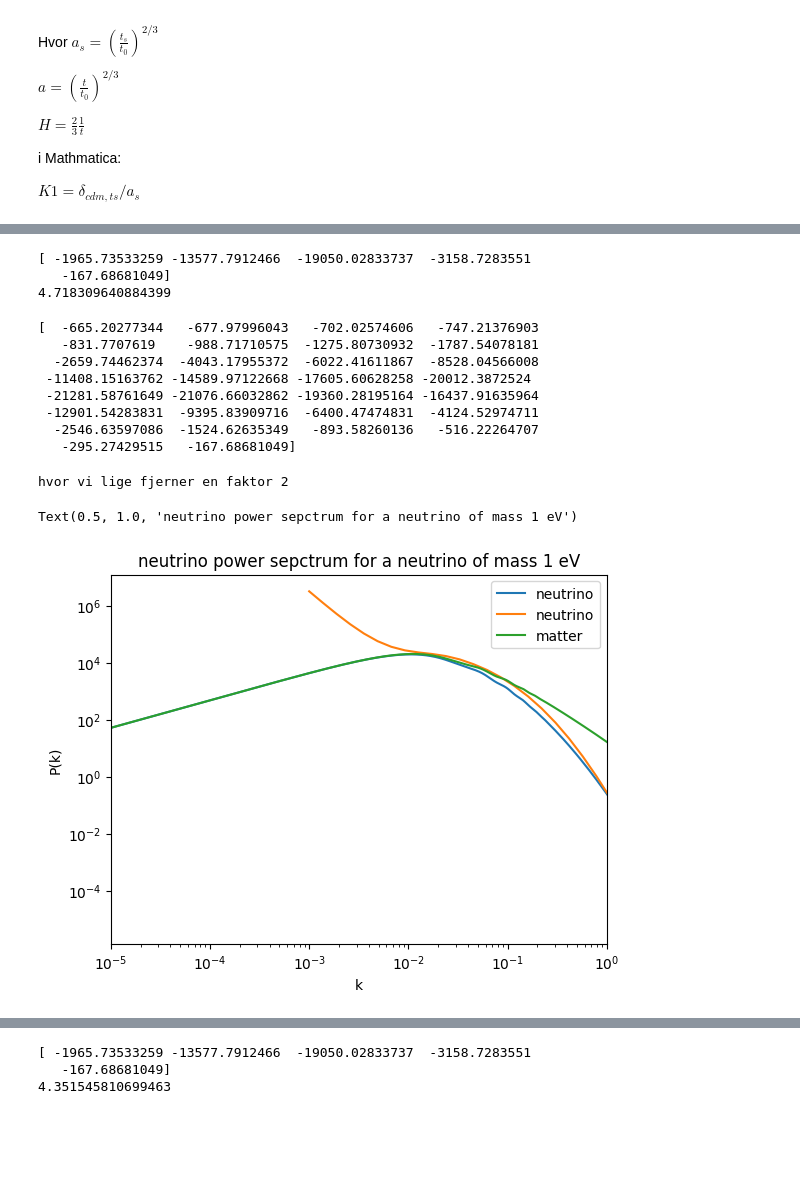
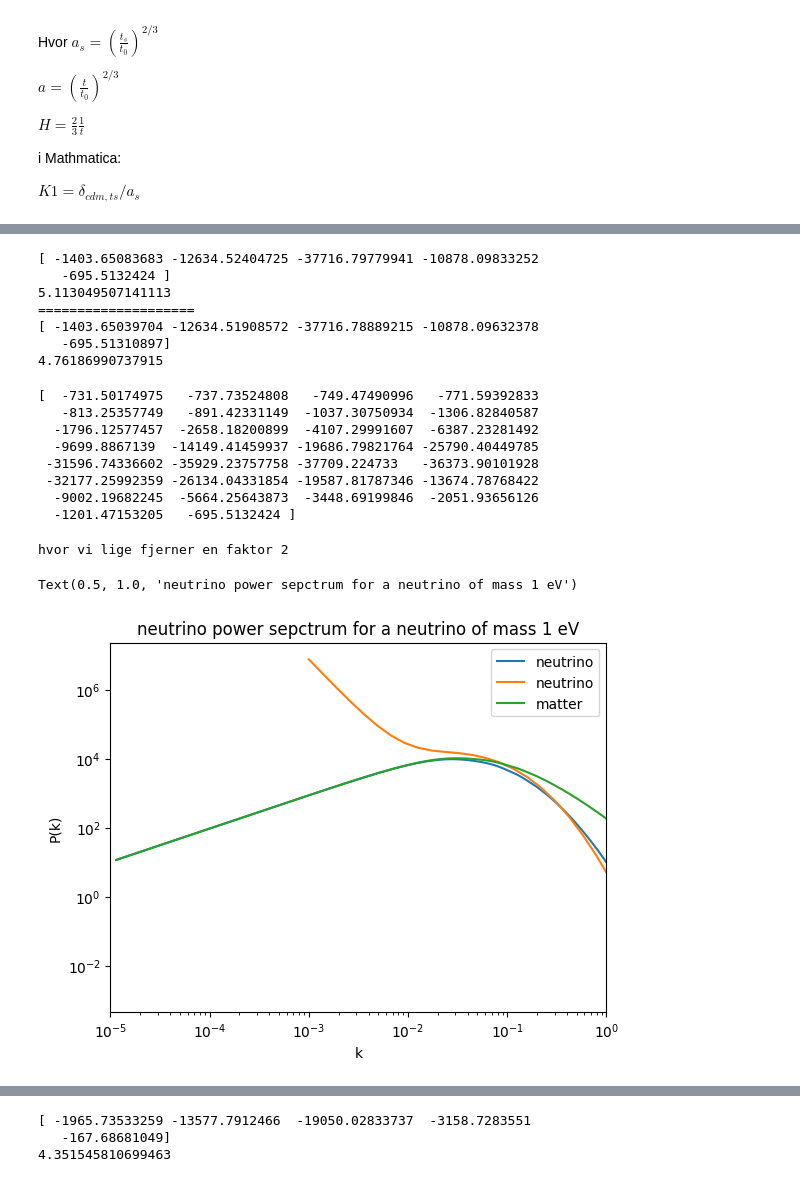
Before and after one commit to eriksteenberg/Power-spectrum-Test, a Jupyter notebook: Ultra-vigtig.ipynb, the cells around one changed output, grey strips where cells are left out. Drawn from its saved outputs; the diff is of its cells as text; code cells hidden in the pictures; blank space fills up the shorter version.

```diff
--- a/Ultra-vigtig.ipynb
+++ b/Ultra-vigtig.ipynb
@@ -215,7 +259,7 @@ $c_2 = \frac{1}{s_A}(\delta_{t_0}-\delta_{\nu,t_0}+c_A \delta_{t_0} A^2 C_IA s_A
 
 $\delta_{\nu} = \delta_{cdm} + \cos(3c_s(a) kt/a) \left(c_1 + \delta_{cdm} (3c_s(a)kt/a)^2cosInt(3c_s(a)kt/a)\right) - \sin(3c_s(a)kt/a)\left(c_2 - \delta_{cdm}(3c_s(a)kt/a)^2SinInt(3c_s(a)kt/a)\right)$
 # %%
-def sim(kvec=[1],k_ind=0,z=600,mv_test=1 ,   Omega_M = 1/3):
+def sim(kvec=[1],k_ind=0,z=600,mv_test=1 ,   Omega_M = 0.95,conf=True):
     # C kode funktions kopier for at jeg nemt og hurtigt kan importere CForm af mathmatica løsningerne.
     def Power(x,k):
         return np.power(x,k)
@@ -240,7 +284,7 @@ def sim(kvec=[1],k_ind=0,z=600,mv_test=1 ,   Omega_M = 1/3):
     # in MeV
     kb = 8.617e-11 # MeV/K
     T0 = Tv_k * kb
-    cosmo_dict ={'H0':H0, 'Omega_cdm':Omega_M, 'k_output_values':str(kvec).strip('[]'), "N_ncdm":1,
+    cosmo_dict ={'H0':H0, 'Omega_cdm':Omega_M,"Omega_b":0.05, 'k_output_values':str(kvec).strip('[]'), "N_ncdm":1,
                  "m_ncdm":mv_test # massen er givet i eV s' jeg ganger min egen test m_v skal være en faktor  1e-6 mindre
                ,'output':'tCl, lCl, dTk, vTk, pCl', 'lensing':'yes',
                 "ncdm_fluid_approximation":3}
@@ -331,7 +375,13 @@ def sim(kvec=[1],k_ind=0,z=600,mv_test=1 ,   Omega_M = 1/3):
             a = (t/t0)**(2/3)
             val = 3 * cs(a) * k * t0 * np.sqrt(a)
             return dcdm*a+C1*Cos(val)+val**2*a*dcdm*Cos(val)*CosIntegral(val)-C2*Sin(val)+val**2*a*dcdm*Sin(val)*SinIntegral(val)
-        klist[k_ind] = f2(t0)
+
+        H_slut = (2/3) * 1/t0
+        a_slut = 1
+        bonus = 0
+        if conf==True:
+            bonus = 3 * a_slut * H_slut * theta_neu_tid(t0)/ k**2
+        klist[k_ind] = f2(t0) + bonus
     return klist
 
 t1 = time()
@@ -339,8 +389,19 @@ s = sim(kvec=list(np.logspace(-2,1,5)))
 t2 = time()
 print(s)
 print(t2-t1)
+print("="*20)
+
+t1 = time()
+s = sim(kvec=list(np.logspace(-2,1,5)),conf=False)
+t2 = time()
+print(s)
+print(t2-t1)
 # %% [output]
-[ -1965.73533259 -13577.7912466  -19050.02833737  -3158.7283551
-   -167.68681049]
-4.718309640884399
+[ -1403.65083683 -12634.52404725 -37716.79779941 -10878.09833252
+   -695.5132424 ]
+5.113049507141113
+====================
+[ -1403.65039704 -12634.51908572 -37716.78889215 -10878.09632378
+   -695.51310897]
+4.76186990737915
 # %%
@@ -387,27 +448,27 @@ test = sim(kvec=list(kvec))
 # %%
 print(test)
 # %% [output]
-[  -665.20277344   -677.97996043   -702.02574606   -747.21376903
-   -831.7707619    -988.71710575  -1275.80730932  -1787.54078181
-  -2659.74462374  -4043.17955372  -6022.41611867  -8528.04566008
- -11408.15163762 -14589.97122668 -17605.60628258 -20012.3872524
- -21281.58761649 -21076.66032862 -19360.28195164 -16437.91635964
- -12901.54283831  -9395.83909716  -6400.47474831  -4124.52974711
-  -2546.63597086  -1524.62635349   -893.58260136   -516.22264707
-   -295.27429515   -167.68681049]
+[  -731.50174975   -737.73524808   -749.47490996   -771.59392833
+   -813.25357749   -891.42331149  -1037.30750934  -1306.82840587
+  -1796.12577457  -2658.18200899  -4107.29991607  -6387.23281492
+  -9699.8867139  -14149.41459937 -19686.79821764 -25790.40449785
+ -31596.74336602 -35929.23757758 -37709.224733   -36373.90101928
+ -32177.25992359 -26134.04331854 -19587.81787346 -13674.78768422
+  -9002.19682245  -5664.25643873  -3448.69199846  -2051.93656126
+  -1201.47153205   -695.5132424 ]
 # %%
 print("hvor vi lige fjerner en faktor 2")
 plt.figure(1)
 plt.loglog(k, 2*np.pi**2 * tranf["d_ncdm[0]"]**2* k**(-3) * prim_interp(k) * h**3,label="neutrino")
-plt.loglog(kvec, np.pi**2 * test**2 * kvec**(-3) * prim_interp(kvec) * h**3,label="neutrino")
+plt.loglog(kvec, 2*np.pi**2 * test**2 * kvec**(-3) * prim_interp(kvec) * h**3,label="neutrino")
 plt.loglog(k, 2*np.pi**2 * tranf["d_m"]** 2 *k**(-3) *  prim_interp(k) * h**3,label="matter")
 plt.xlim([1e-5,1])
 plt.legend()
 plt.xlabel("k")
 plt.ylabel("P(k)")
 plt.title("neutrino power sepctrum for a neutrino of mass %s eV" % mv_test)
 # %% [output]
 hvor vi lige fjerner en faktor 2
 Text(0.5, 1.0, 'neutrino power sepctrum for a neutrino of mass 1 eV')
-[figure, old version]
+[figure, new version]
 # %%
```
Also changed, not shown: parts of 6 cells of this notebook.
